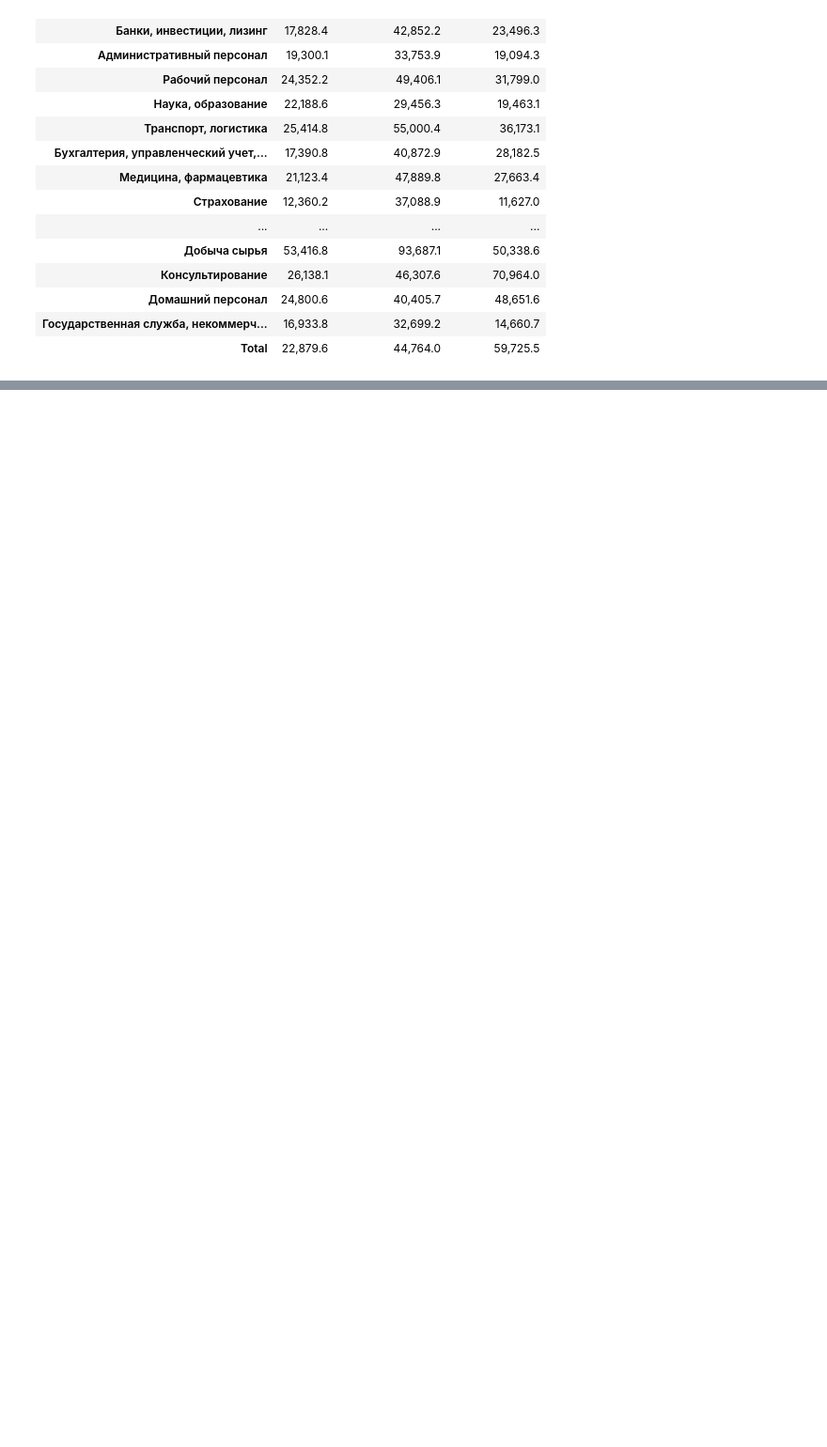
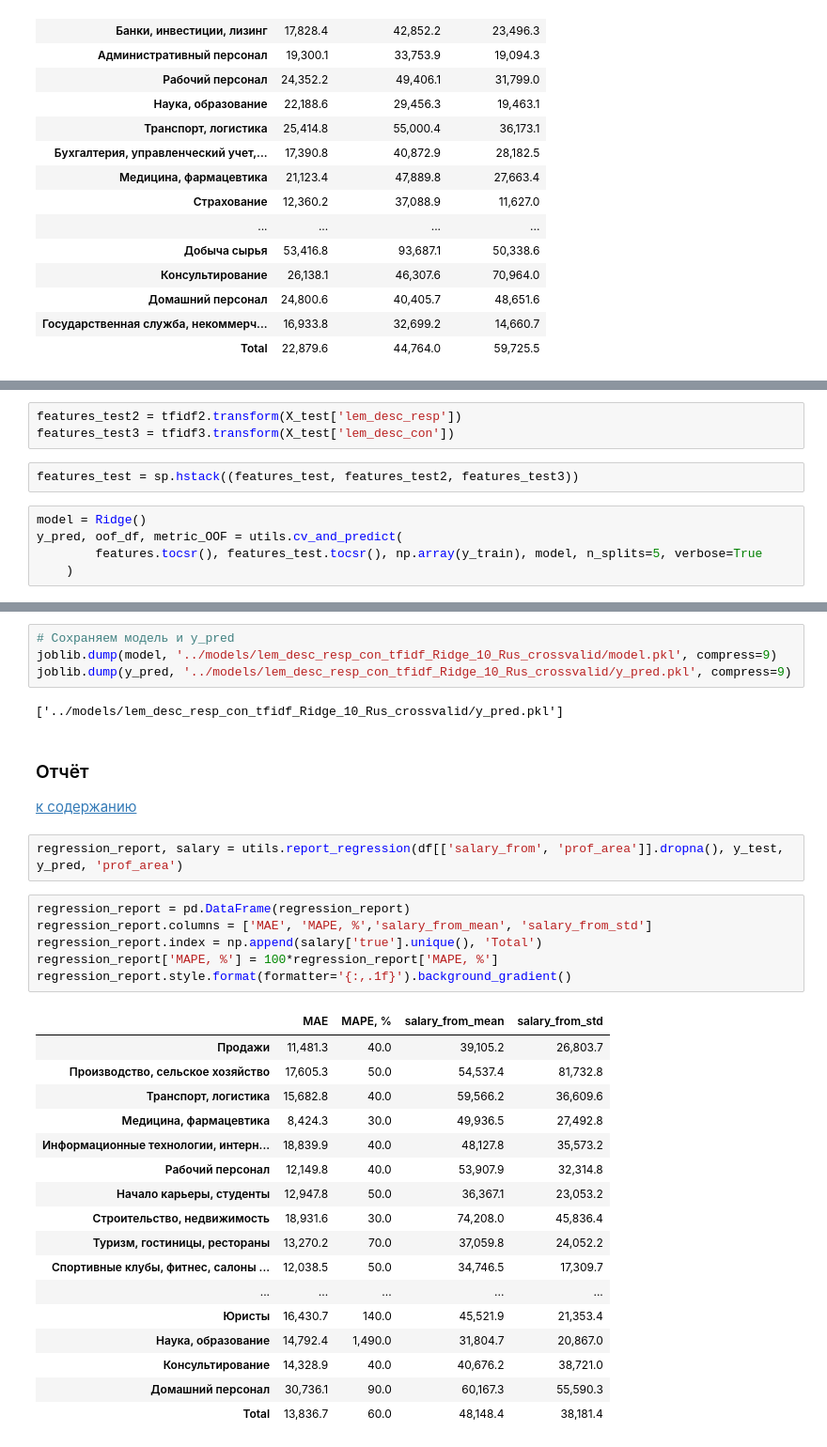
Before and after one commit to alievaliza/MSU_diploma, a Jupyter notebook: notebooks/regression_salary_from.ipynb, the cells around one changed output, grey strips where cells are left out. Shown: that part at 94% size. Saved outputs shown, nothing was run; the diff lists cells and outputs as text; blank space fills up the shorter version.

```diff
--- a/notebooks/regression_salary_from.ipynb
+++ b/notebooks/regression_salary_from.ipynb
@@ -841,0 +908,10 @@ regression_report.style.format(formatter='{:,.1f}').background_gradient()
+# %%
+features_test2 = tfidf2.transform(X_test['lem_desc_resp'])
+features_test3 = tfidf3.transform(X_test['lem_desc_con'])
+# %%
+features_test = sp.hstack((features_test, features_test2, features_test3))
+# %%
+model = Ridge()
+y_pred, oof_df, metric_OOF = utils.cv_and_predict(
+        features.tocsr(), features_test.tocsr(), np.array(y_train), model, n_splits=5, verbose=True
+    )
@@ -841,0 +936,36 @@ regression_report.style.format(formatter='{:,.1f}').background_gradient()
+# %%
+# Сохраняем модель и y_pred
+joblib.dump(model, '../models/lem_desc_resp_con_tfidf_Ridge_10_Rus_crossvalid/model.pkl', compress=9)
+joblib.dump(y_pred, '../models/lem_desc_resp_con_tfidf_Ridge_10_Rus_crossvalid/y_pred.pkl', compress=9)
+# %% [output]
+['../models/lem_desc_resp_con_tfidf_Ridge_10_Rus_crossvalid/y_pred.pkl']
+# %% [markdown]
+<a id='Отчётlem_desc_resp_con_tfidf_Ridge_10_Rus_crossvalid'></a>
+### Отчёт
+[к содержанию](#ксодержанию)
+# %%
+regression_report, salary = utils.report_regression(df[['salary_from', 'prof_area']].dropna(), y_test, y_pred, 'prof_area')
+# %%
+regression_report = pd.DataFrame(regression_report)
+regression_report.columns = ['MAE', 'MAPE, %','salary_from_mean', 'salary_from_std']
+regression_report.index = np.append(salary['true'].unique(), 'Total')
+regression_report['MAPE, %'] = 100*regression_report['MAPE, %']
+regression_report.style.format(formatter='{:,.1f}').background_gradient()
+# %% [output]
+|  | MAE | MAPE, % | salary_from_mean | salary_from_std |
+| Продажи | 11,481.3 | 40.0 | 39,105.2 | 26,803.7 |
+| Производство, сельское хозяйство | 17,605.3 | 50.0 | 54,537.4 | 81,732.8 |
+| Транспорт, логистика | 15,682.8 | 40.0 | 59,566.2 | 36,609.6 |
+| Медицина, фармацевтика | 8,424.3 | 30.0 | 49,936.5 | 27,492.8 |
+| Информационные технологии, интерн... | 18,839.9 | 40.0 | 48,127.8 | 35,573.2 |
+| Рабочий персонал | 12,149.8 | 40.0 | 53,907.9 | 32,314.8 |
+| Начало карьеры, студенты | 12,947.8 | 50.0 | 36,367.1 | 23,053.2 |
+| Строительство, недвижимость | 18,931.6 | 30.0 | 74,208.0 | 45,836.4 |
+| Туризм, гостиницы, рестораны | 13,270.2 | 70.0 | 37,059.8 | 24,052.2 |
+| Спортивные клубы, фитнес, салоны ... | 12,038.5 | 50.0 | 34,746.5 | 17,309.7 |
+| ... | ... | ... | ... | ... |
+| Юристы | 16,430.7 | 140.0 | 45,521.9 | 21,353.4 |
+| Наука, образование | 14,792.4 | 1,490.0 | 31,804.7 | 20,867.0 |
+| Консультирование | 14,328.9 | 40.0 | 40,676.2 | 38,721.0 |
+| Домашний персонал | 30,736.1 | 90.0 | 60,167.3 | 55,590.3 |
+| Total | 13,836.7 | 60.0 | 48,148.4 | 38,181.4 |
```
Also changed, not shown: parts of 62 cells of this notebook, 12 other files.
